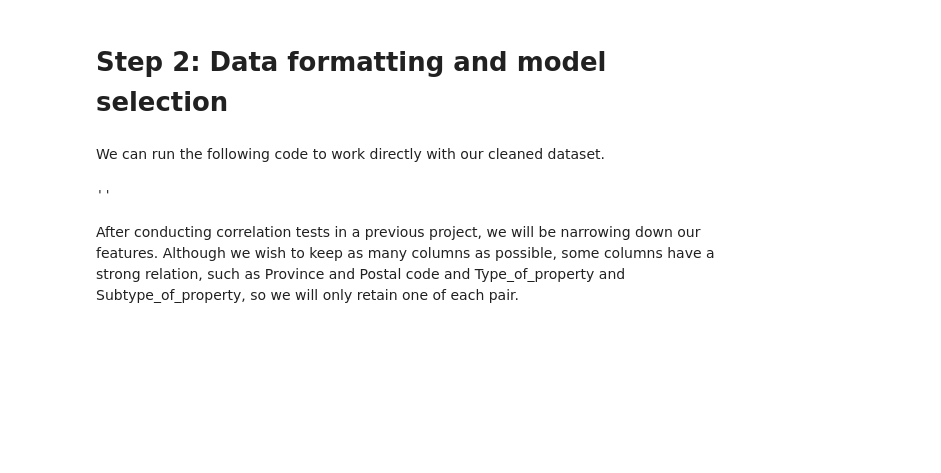
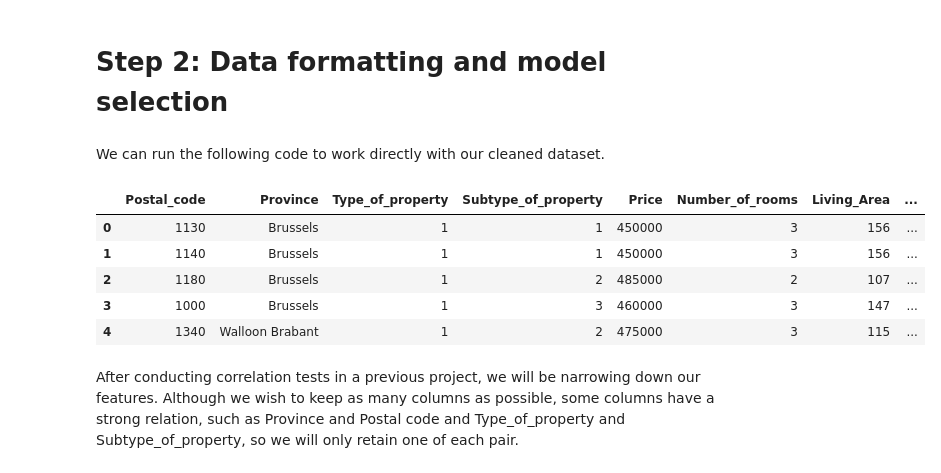
Before and after one commit to Naci-T/real-estate-price-prediction, a Jupyter notebook: model_training/model_training.ipynb, the cells around one changed output. Cells and saved outputs as stored; diff of their text form; code cells hidden in the pictures; blank space fills up the shorter version.

```diff
--- a/model_training/model_training.ipynb
+++ b/model_training/model_training.ipynb
@@ -224,11 +234,15 @@ We can run the following code to work directly with our cleaned dataset.
 # %%
-"""
+
 df = pd.read_csv("cleaned_data_set_immoweb.csv")
 df.drop('Unnamed: 0', axis=1, inplace=True)
 df.head()
-"""
 # %% [output]
-''
+|  | Postal_code | Province | Type_of_property | Subtype_of_property | Price | Number_of_rooms | Living_Area | ... |
+| 0 | 1130 | Brussels | 1 | 1 | 450000 | 3 | 156 | ... |
+| 1 | 1140 | Brussels | 1 | 1 | 450000 | 3 | 156 | ... |
+| 2 | 1180 | Brussels | 1 | 2 | 485000 | 2 | 107 | ... |
+| 3 | 1000 | Brussels | 1 | 3 | 460000 | 3 | 147 | ... |
+| 4 | 1340 | Walloon Brabant | 1 | 2 | 475000 | 3 | 115 | ... |
 # %% [markdown]
 After conducting correlation tests in a previous project, we will be narrowing down our features. Although we wish to keep as many columns as possible, some columns have a strong relation, such as Province and Postal code and Type_of_property and Subtype_of_property, so we will only retain one of each pair.
 # %%
```
Also changed, not shown: parts of 9 cells of this notebook, 11 other files.
